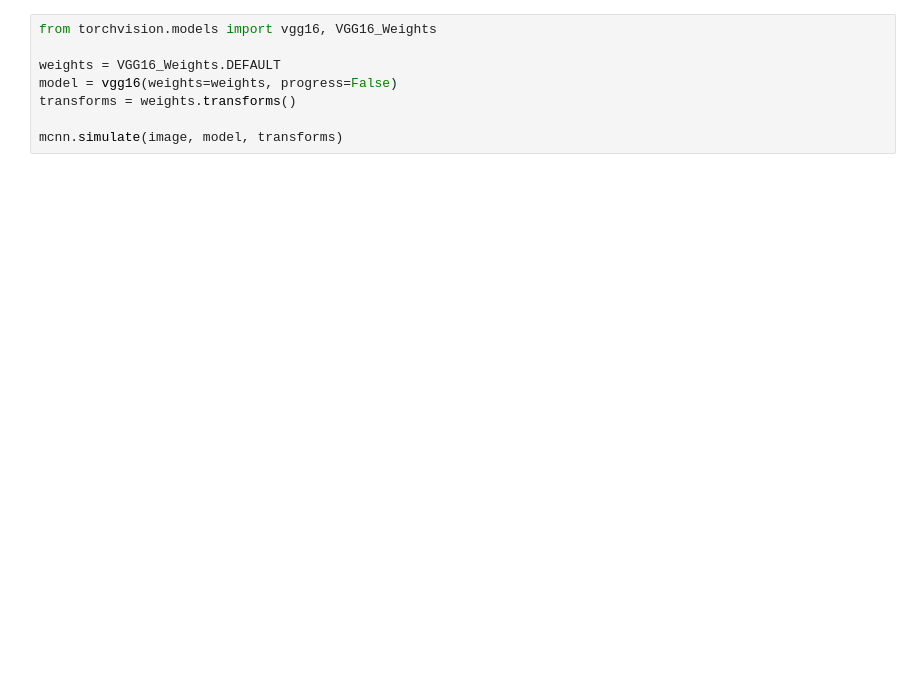
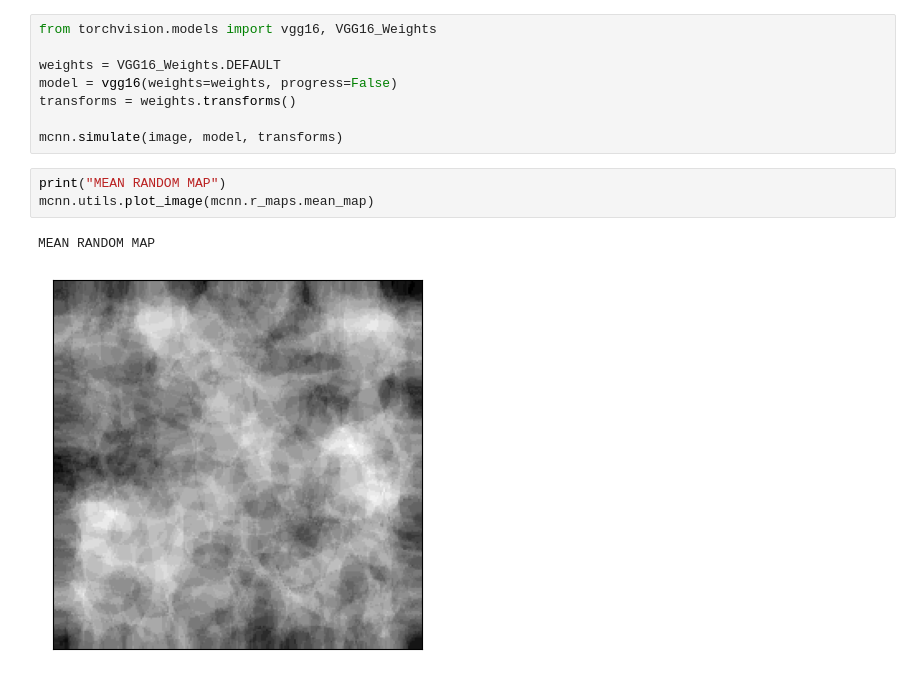
Before and after one commit to ma-ath/mcnna, a Jupyter notebook: experiment-2.ipynb, the cells around one changed output. Drawn from its saved outputs; the diff is of its cells as text; blank space fills up the shorter version.

```diff
--- a/experiment-2.ipynb
+++ b/experiment-2.ipynb
@@ -16,3 +18,9 @@ model = vgg16(weights=weights, progress=False)
 transforms = weights.transforms()
 
 mcnn.simulate(image, model, transforms)
+# %%
+print("MEAN RANDOM MAP")
+mcnn.utils.plot_image(mcnn.r_maps.mean_map)
+# %% [output]
+MEAN RANDOM MAP
+[figure, added]
```
Also changed, not shown: parts of 5 cells of this notebook, 1 other file.
